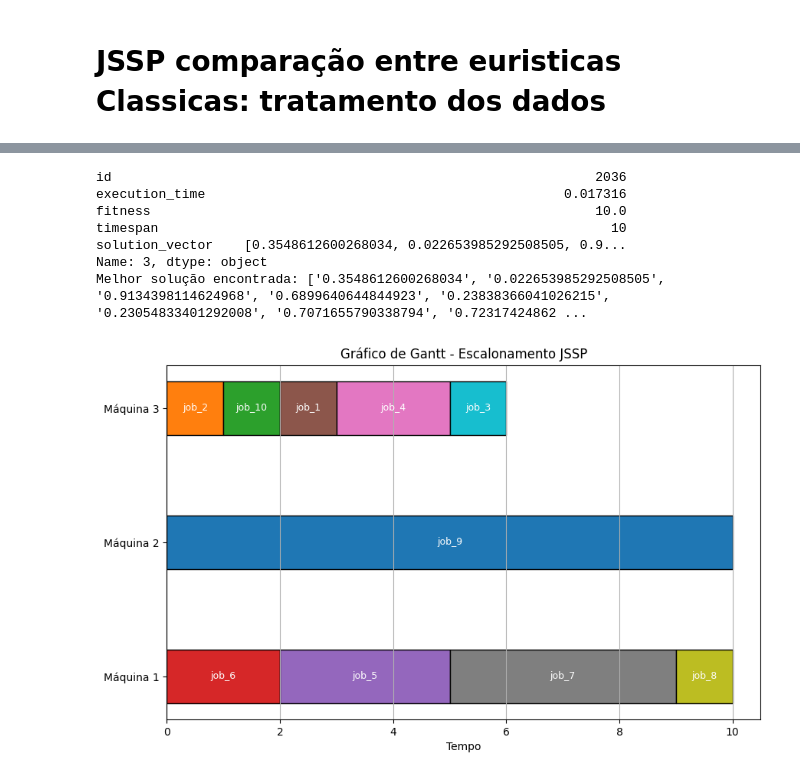
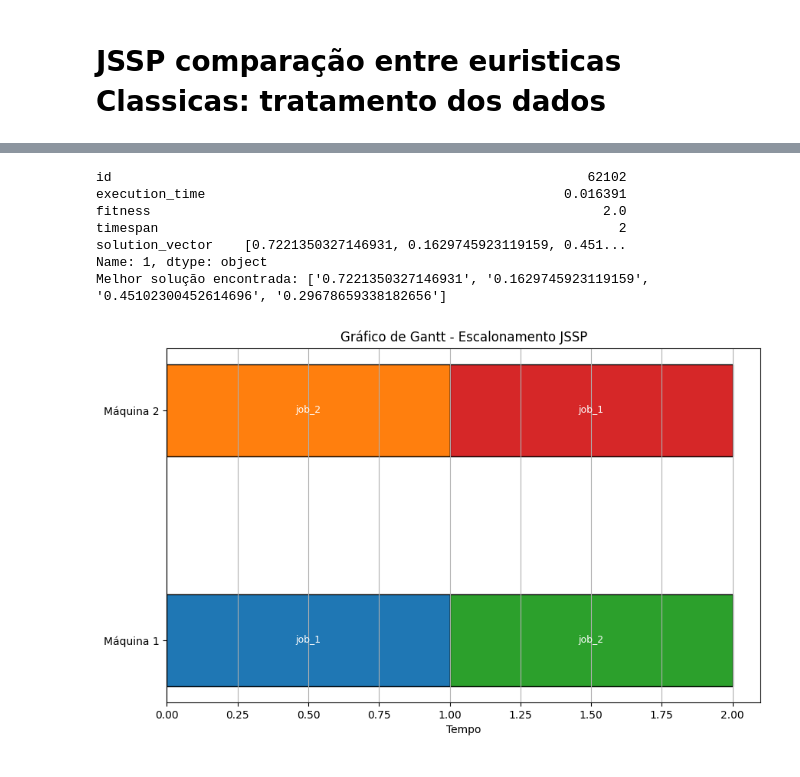
Before and after one commit to deadcube04/sjssp-classical-evaluation, a Jupyter notebook: src/threatData.ipynb, the cells around one changed output, grey strips where cells are left out. Drawn from its saved outputs; the diff is of its cells as text; code cells hidden in the pictures.

Commit message:
fix: fixing the entire logic of jobs and operations (need to fix gannt)

```diff
--- a/src/threatData.ipynb
+++ b/src/threatData.ipynb
@@ -31,8 +31,11 @@ import numpy as np
 import seaborn as sns
 from classes.jssp import jssp
 from classes.job import Jssp_job
+from classes.operation import Operation
 import importlib.util
 import os
+
+ARCHIVE = "best"
 # %%
 def import_tests_cases(nome_dict : str) -> dict:
 
@@ -130,78 +189,26 @@ Desvio padrão das melhorias: 4.899%
 # %%
-data = import_tests_cases("insane")
+data = import_tests_cases(ARCHIVE)
 jssp_instance = jssp(data)
 
 
-def simulate_schedule(solution_vec, operations):
-    order = np.argsort(solution_vec)
-    machine_available = {}
-    job_available = {}
-    schedule = []
-
-    for idx in order:
-        op = operations[idx]
-        job = op["job"]
-        machine = min(op["machines"], key=lambda m: machine_available.get(m, 0))
-
-        start_time = max(machine_available.get(machine, 0), job_available.get(job, 0))
-        end_time = start_time + op["duration"]
-
-        machine_available[machine] = end_time
-        job_available[job] = end_time
-
-        schedule.append({
-            "job": job,
-            "machine": machine,
-            "start": start_time,
-            "end": end_time,
-            "duration": op["duration"],
-            "op_index": idx
-        })
-
-    return schedule
-
-def plot_gantt(schedule):
-    machines = sorted(set(op['machine'] for op in schedule))
-    machine_to_y = {m: i for i, m in enumerate(machines)}
-
-    fig, ax = plt.subplots(figsize=(10, 6))
-
-    for op in schedule:
-        start = op["start"]
-        duration = op["duration"]
-        machine = op["machine"]
-        y = machine_to_y[machine]
-
-        ax.barh(y, duration, left=start, height=0.4, align='center', edgecolor='black')
-
-        ax.text(start + duration / 2, y, f"{op['job']}",
-                va='center', ha='center', color='white', fontsize=9)
-
-    ax.set_yticks(range(len(machines)))
-    ax.set_yticklabels([f"Máquina {m}" for m in machines])
-    ax.set_xlabel("Tempo")
-    ax.set_title("Gráfico de Gantt - Escalonamento JSSP")
-
-    plt.grid(True, axis='x')
-    plt.show()
 
 best_solution = df[df['fitness'] == df['fitness'].min()].iloc[1]
 print(best_solution)
 a = best_solution["solution_vector"]
 a = a.replace(" ", "")
 a = a.replace("[", "")
 a = a.replace("]", "")
 a = a.split(",")
 
 print(f"Melhor solução encontrada: {(a)}")
 schedule = simulate_schedule(a, jssp_instance.get_flattened_operations())
 plot_gantt(schedule)
 # %% [output]
-id                                                              2036
-execution_time                                              0.017316
-fitness                                                         10.0
-timespan                                                          10
-solution_vector    [0.3548612600268034, 0.022653985292508505, 0.9...
-Name: 3, dtype: object
-Melhor solução encontrada: ['0.3548612600268034', '0.022653985292508505', '0.9134398114624968', '0.6899640644844923', '0.23838366041026215', '0.23054833401292008', '0.7071655790338794', '0.72317424862 ...
+id                                                             62102
+execution_time                                              0.016391
+fitness                                                          2.0
+timespan                                                           2
+solution_vector    [0.7221350327146931, 0.1629745923119159, 0.451...
+Name: 1, dtype: object
+Melhor solução encontrada: ['0.7221350327146931', '0.1629745923119159', '0.45102300452614696', '0.29678659338182656']
-[figure, old version]
+[figure, new version]
```
Also changed, not shown: parts of 3 cells of this notebook, 1 other file.
